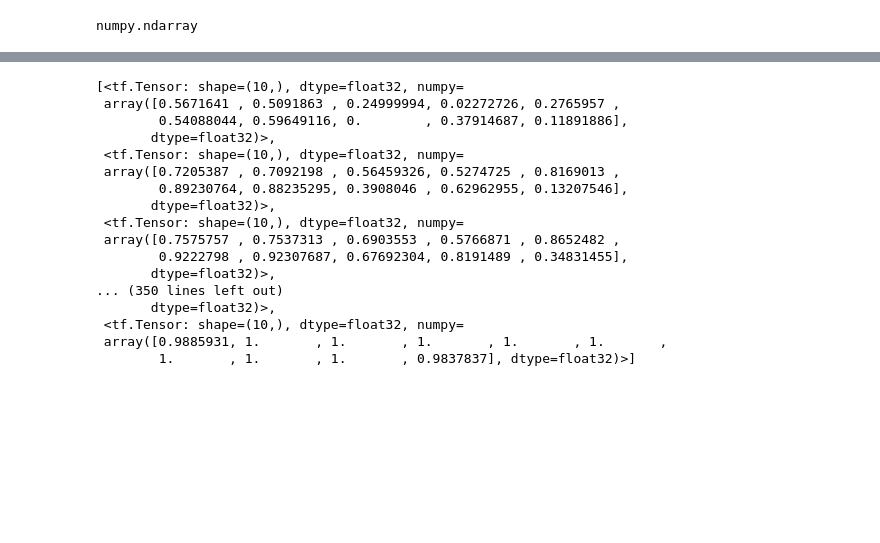
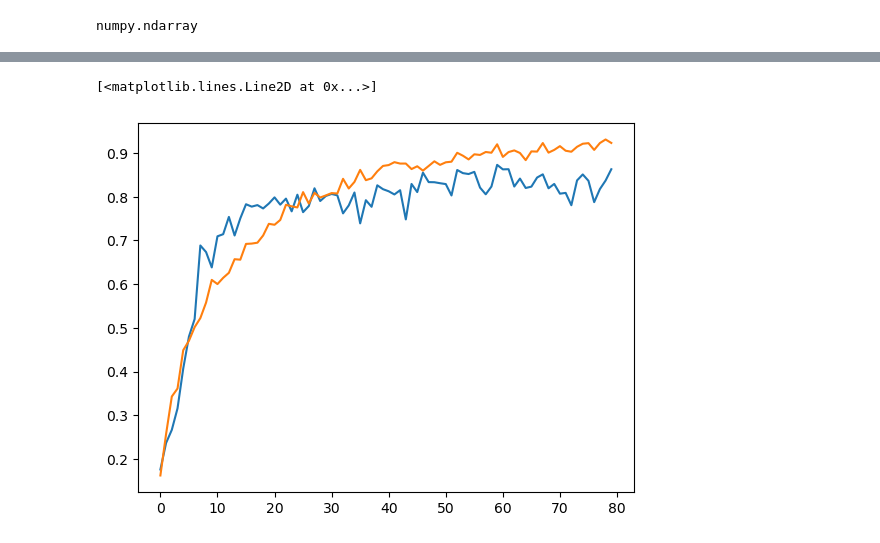
Before and after one commit to dimcaputo/Ital-PIT, a Jupyter notebook: essai.ipynb, the cells around one changed output, grey strips where cells are left out. Cells and saved outputs as stored; diff of their text form; code cells hidden in the pictures; blank space fills up the shorter version.

```diff
--- a/essai.ipynb
+++ b/essai.ipynb
@@ -80,8 +73,11 @@ Model: "sequential_3"
 # %%
-def stop_early(check, patience=10):
-    earlystopping=EarlyStopping(patience=patience,
+def stop_early(patience=10, start=50):
+    earlystopping=EarlyStopping(monitor='val_f1_score',
+                                patience=patience,
+                                verbose=1,
+                                mode='max',
                                 restore_best_weights=True,
-                                monitor=check,
-                                mode='max',
-                                start_from_epoch=50)
+                                start_from_epoch=start)
     return earlystopping
+# %%
+model1 = get_model(64, 0.5, 0.5, 10)
@@ -88,5 +106,5 @@ def stop_early(check, patience=10):
 # %%
-model.compile(optimizer='adam', metrics=['f1_score'], loss='categorical_focal_crossentropy')
-model.fit(X_train, y_train, epochs=100, validation_split=0.1)
+model1.compile(optimizer='adam', metrics=[F1Score(average='macro', name='f1_score')], loss='categorical_focal_crossentropy')
+model1.fit(X_train, y_train, epochs=100, validation_split=0.1, callbacks=[stop_early(20)])
 # %% [output]
 Epoch 1/100
@@ -115,21 +128,9 @@ ValueError: x and y must have same first dimension, but have shapes (50,) and (1
-# %%
-model.history.history['f1_score']
-# %% [output]
-[<tf.Tensor: shape=(10,), dtype=float32, numpy=
- array([0.5671641 , 0.5091863 , 0.24999994, 0.02272726, 0.2765957 ,
-        0.54088044, 0.59649116, 0.        , 0.37914687, 0.11891886],
-       dtype=float32)>,
- <tf.Tensor: shape=(10,), dtype=float32, numpy=
- array([0.7205387 , 0.7092198 , 0.56459326, 0.5274725 , 0.8169013 ,
-        0.89230764, 0.88235295, 0.3908046 , 0.62962955, 0.13207546],
-       dtype=float32)>,
- <tf.Tensor: shape=(10,), dtype=float32, numpy=
- array([0.7575757 , 0.7537313 , 0.6903553 , 0.5766871 , 0.8652482 ,
-        0.9222798 , 0.92307687, 0.67692304, 0.8191489 , 0.34831455],
-       dtype=float32)>,
-... (350 lines left out)
-       dtype=float32)>,
- <tf.Tensor: shape=(10,), dtype=float32, numpy=
- array([0.9885931, 1.       , 1.       , 1.       , 1.       , 1.       ,
-        1.       , 1.       , 1.       , 0.9837837], dtype=float32)>]
+# %%
+vf1_arr = model1.history.history['val_f1_score']
+f1_arr = model1.history.history['f1_score']
+plt.plot(range(len(vf1_arr)),vf1_arr)
+plt.plot(range(len(f1_arr)),f1_arr)
+# %% [output]
+[<matplotlib.lines.Line2D at 0x...>]
+[figure, added]
 # %%
```
Also changed, not shown: parts of 14 cells of this notebook.
